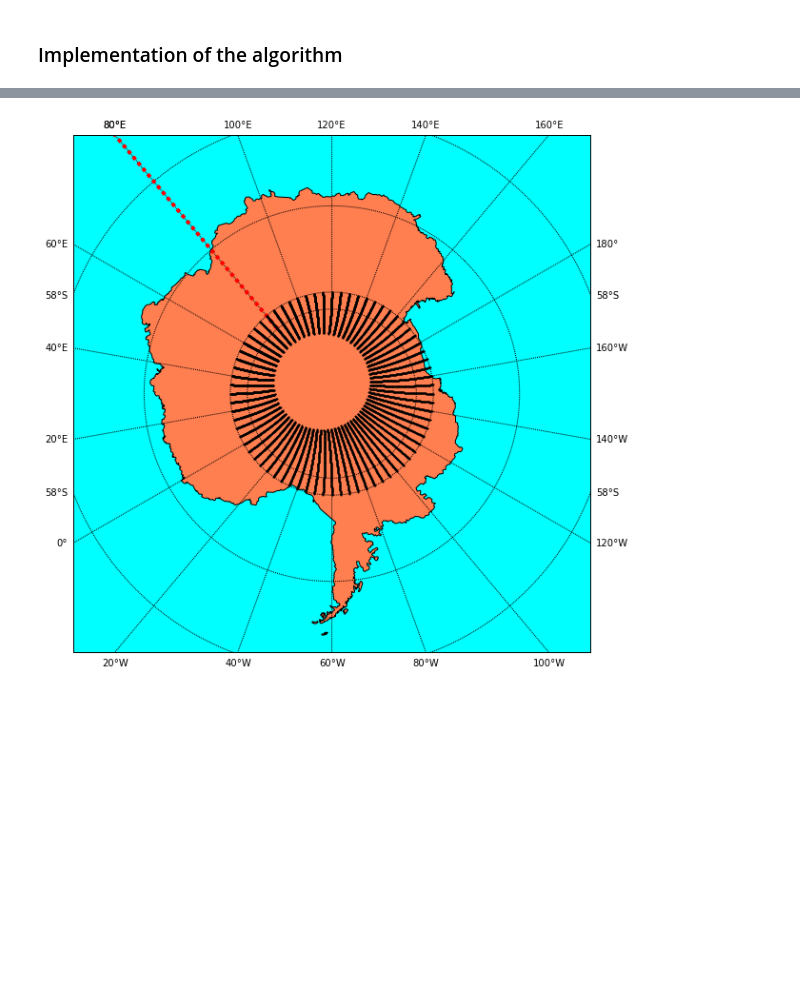
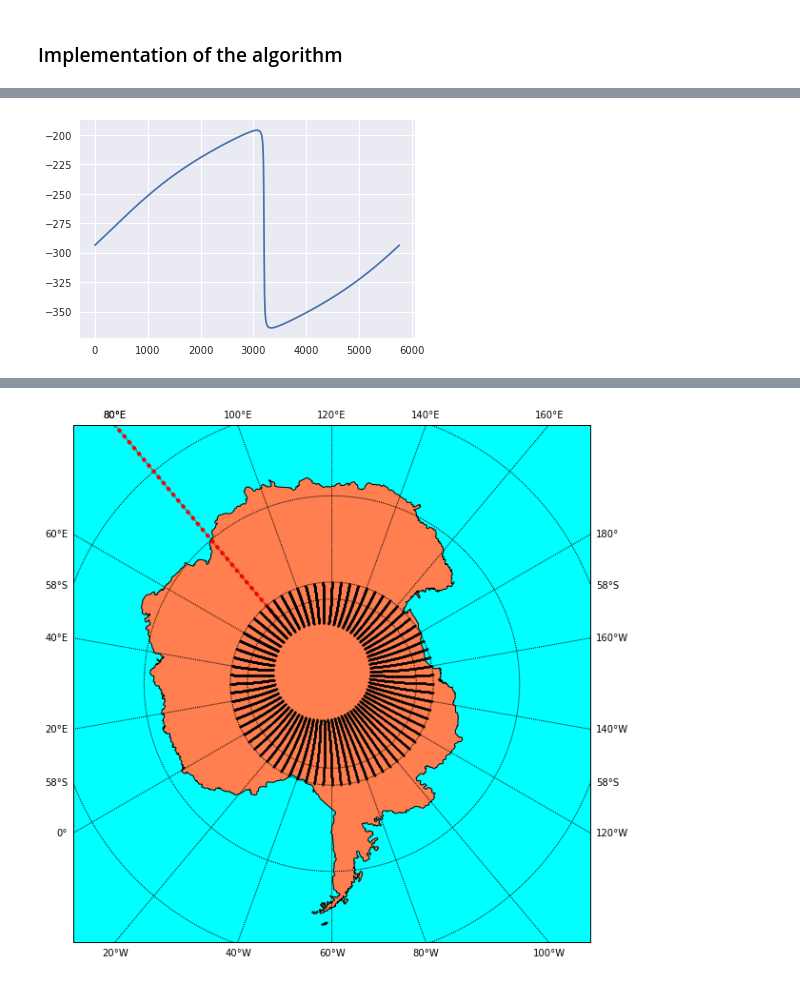
Before and after one commit to nikizadehgfdl/grid_generation, a Jupyter notebook: jupynotebooks/southern_displaced_pole_cap_grid-new.ipynb, the cells around one changed output, grey strips where cells are left out. Saved outputs shown, nothing was run; the diff lists cells and outputs as text; code cells hidden in the pictures; blank space fills up the shorter version.

```diff
--- a/jupynotebooks/southern_displaced_pole_cap_grid-new.ipynb
+++ b/jupynotebooks/southern_displaced_pole_cap_grid-new.ipynb
@@ -279,0 +291,14 @@ displacedPoleCap_plot(x_s,y_s,lon0,lon_dp,lat0_SO)
+# %%
+lamc = lamSC*1+0
+
+lamcp=lon0
+j=113
+for i in range(0,lamc.shape[1]):
+    if(lamc[j,i]-lamcp > 100):
+        lamc[j,i]=lamc[j,i]-360.
+    lamcp = lamc[j,i]
+
+
+plt.plot(lamc[j,:]);
+# %% [output]
+[figure, added]
```
Also changed, not shown: parts of 8 cells of this notebook, 2 other files.
